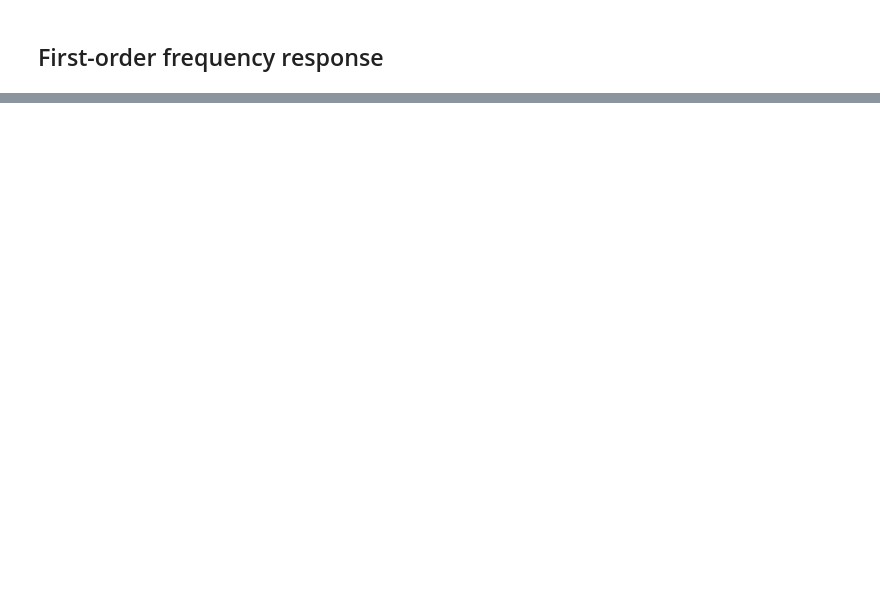
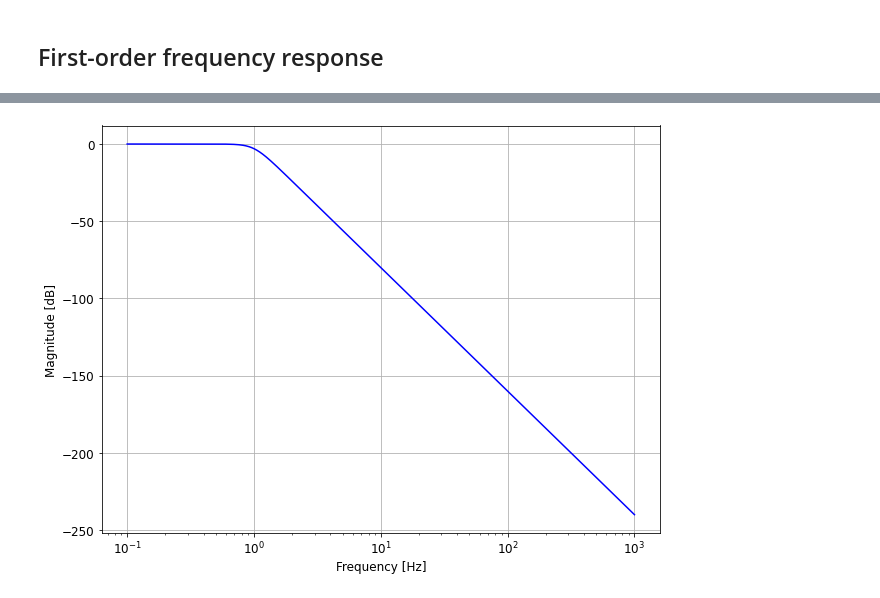
Before and after one commit to uw-analog/ee538-autumn2020, a Jupyter notebook: Lecture/2020_11_12_EE538_Lecture8.ipynb, the cells around one changed output, grey strips where cells are left out. Saved outputs shown, nothing was run; the diff lists cells and outputs as text; code cells hidden in the pictures; blank space fills up the shorter version.

```diff
--- a/Lecture/2020_11_12_EE538_Lecture8.ipynb
+++ b/Lecture/2020_11_12_EE538_Lecture8.ipynb
@@ -284,0 +460,15 @@ fig.align_ylabels(axs[:])
+# %%
+order = 4
+fc = 1
+
+b, a = signal.butter(order, 2*np.pi*fc, 'low', analog=True)
+butter_4 = signal.TransferFunction(b, a)
+f = np.logspace(fc - 2, fc + 2, 1000)
+w = 2*np.pi*f
+w, mag_butter, phase_butter = butter_4.bode(w)
+tin = np.linspace(0, 20/fc/2/np.pi, 1000)
+tout1, step_butter = signal.step(butter_4, X0=None, T=tin)
+
+plot_logxy(f, mag_butter, 'Frequency [Hz]', 'Magnitude [dB]')
+# %% [output]
+[figure, added]
```
Also changed, not shown: parts of 68 cells of this notebook, 6 other files.
